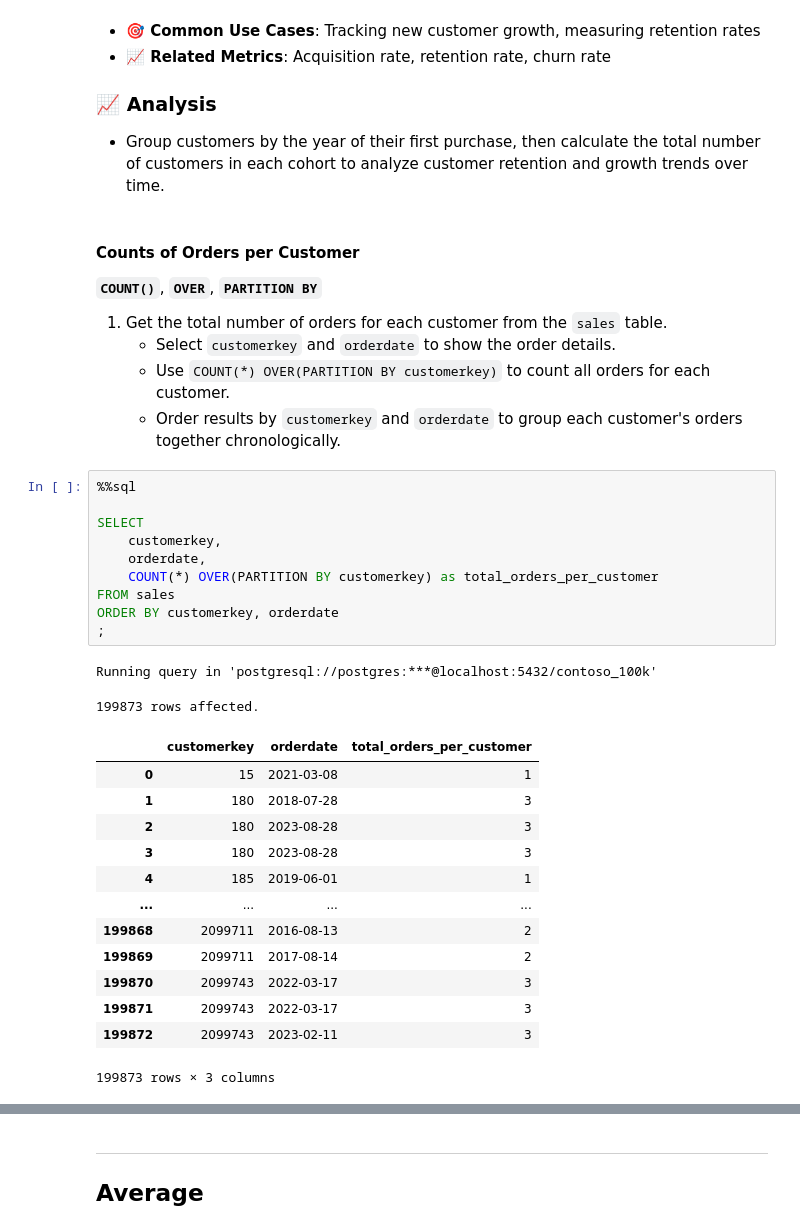
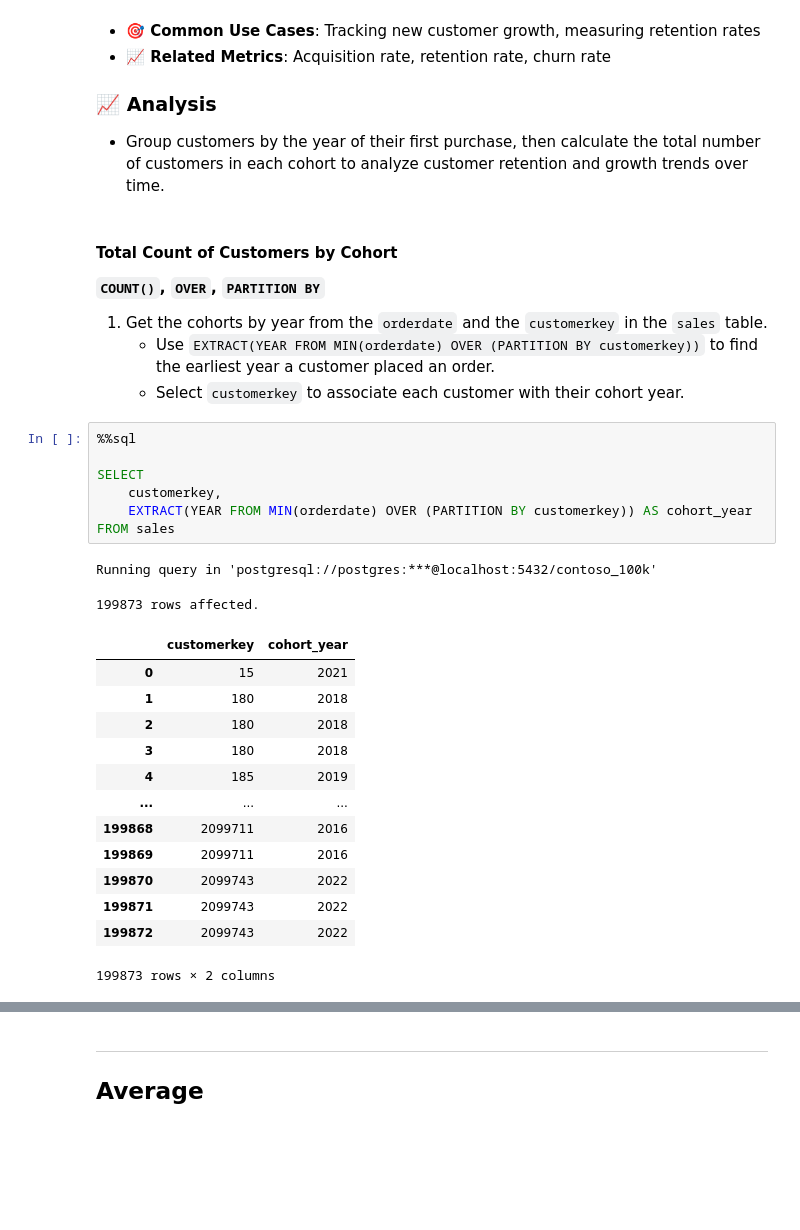
Before and after one commit to mgamzec/SQL_Data_Analytics_Project, a Jupyter notebook: 3_Windows_Functions/2_Aggregation.ipynb, the cells around one changed output, grey strips where cells are left out. Drawn from its saved outputs; the diff is of its cells as text; blank space fills up the shorter version.

```diff
--- a/3_Windows_Functions/2_Aggregation.ipynb
+++ b/3_Windows_Functions/2_Aggregation.ipynb
@@ -227,39 +96,35 @@ We'll still use subqueries occasionally, but only for simple logic (e.g., `SELEC
 ### 📈 Analysis
 
 -  Group customers by the year of their first purchase, then calculate the total number of customers in each cohort to analyze customer retention and growth trends over time.
-# %% [markdown]
-#### Counts of Orders per Customer
-
-**`COUNT()`**, **`OVER`**, **`PARTITION BY`**
-
-1. Get the total number of orders for each customer from the `sales` table.
-   - Select `customerkey` and `orderdate` to show the order details.
-   - Use `COUNT(*) OVER(PARTITION BY customerkey)` to count all orders for each customer.
-   - Order results by `customerkey` and `orderdate` to group each customer's orders together chronologically.
+# %% [markdown]
+#### Total Count of Customers by Cohort
+
+**`COUNT()`, `OVER`, `PARTITION BY`**
+
+1. Get the cohorts by year from the `orderdate` and the `customerkey` in the `sales` table.
+    - Use `EXTRACT(YEAR FROM MIN(orderdate) OVER (PARTITION BY customerkey))` to find the earliest year a customer placed an order.
+    - Select `customerkey` to associate each customer with their cohort year.
 # %%
 %%sql
 
 SELECT
     customerkey,
-    orderdate,
-    COUNT(*) OVER(PARTITION BY customerkey) as total_orders_per_customer
+    EXTRACT(YEAR FROM MIN(orderdate) OVER (PARTITION BY customerkey)) AS cohort_year
 FROM sales
-ORDER BY customerkey, orderdate
-;
 # %% [output]
 Running query in 'postgresql://postgres:***@localhost:5432/contoso_100k'
 199873 rows affected.
-|  | customerkey | orderdate | total_orders_per_customer |
-| 0 | 15 | 2021-03-08 | 1 |
-| 1 | 180 | 2018-07-28 | 3 |
-| 2 | 180 | 2023-08-28 | 3 |
-| 3 | 180 | 2023-08-28 | 3 |
-| 4 | 185 | 2019-06-01 | 1 |
-| ... | ... | ... | ... |
-| 199868 | 2099711 | 2016-08-13 | 2 |
-| 199869 | 2099711 | 2017-08-14 | 2 |
-| 199870 | 2099743 | 2022-03-17 | 3 |
-| 199871 | 2099743 | 2022-03-17 | 3 |
-| 199872 | 2099743 | 2023-02-11 | 3 |
+|  | customerkey | cohort_year |
+| 0 | 15 | 2021 |
+| 1 | 180 | 2018 |
+| 2 | 180 | 2018 |
+| 3 | 180 | 2018 |
+| 4 | 185 | 2019 |
+| ... | ... | ... |
+| 199868 | 2099711 | 2016 |
+| 199869 | 2099711 | 2016 |
+| 199870 | 2099743 | 2022 |
+| 199871 | 2099743 | 2022 |
+| 199872 | 2099743 | 2022 |
-199873 rows × 3 columns
+199873 rows × 2 columns
 # %% [markdown]
```
Also changed, not shown: parts of 28 cells of this notebook, 8 other files.
